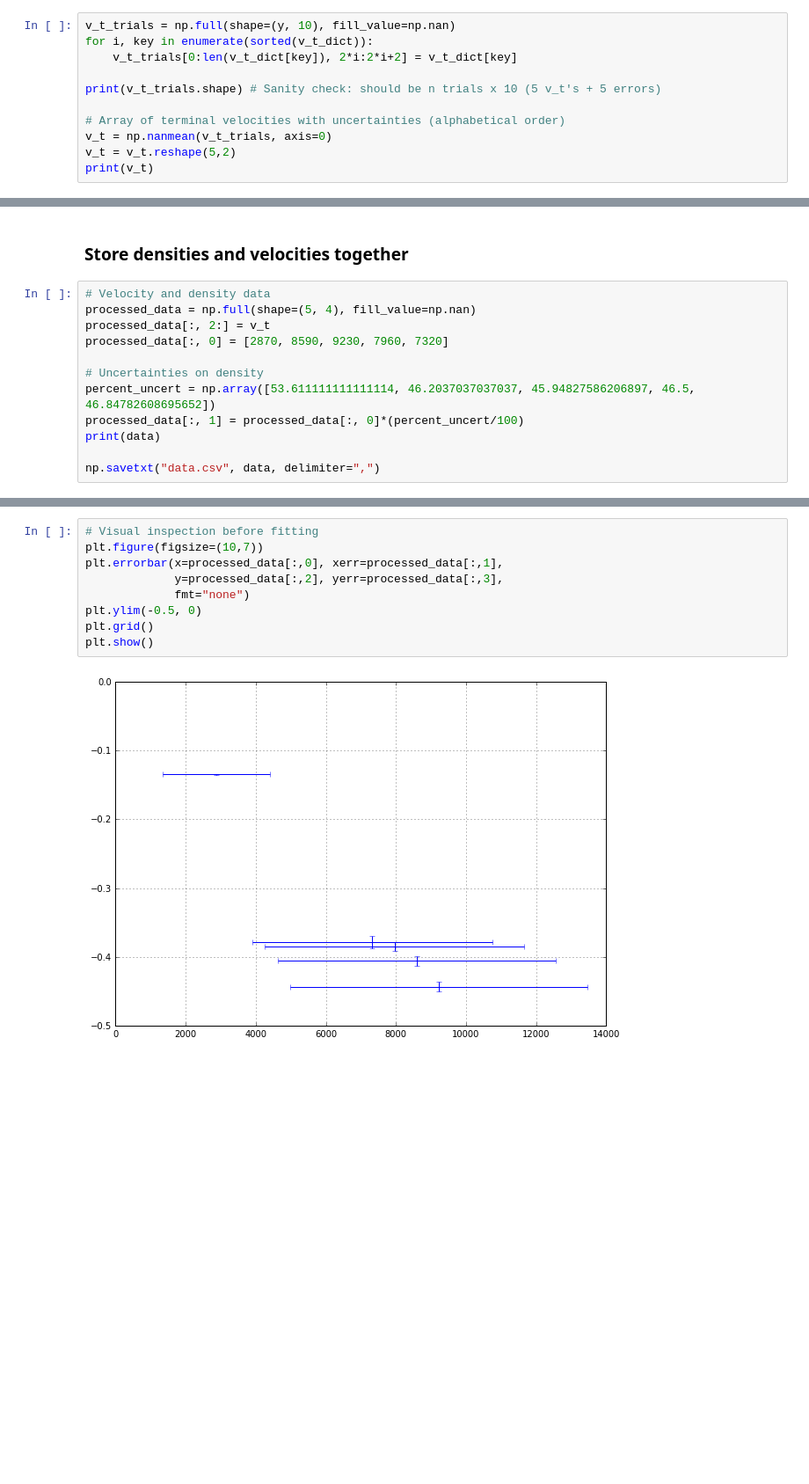
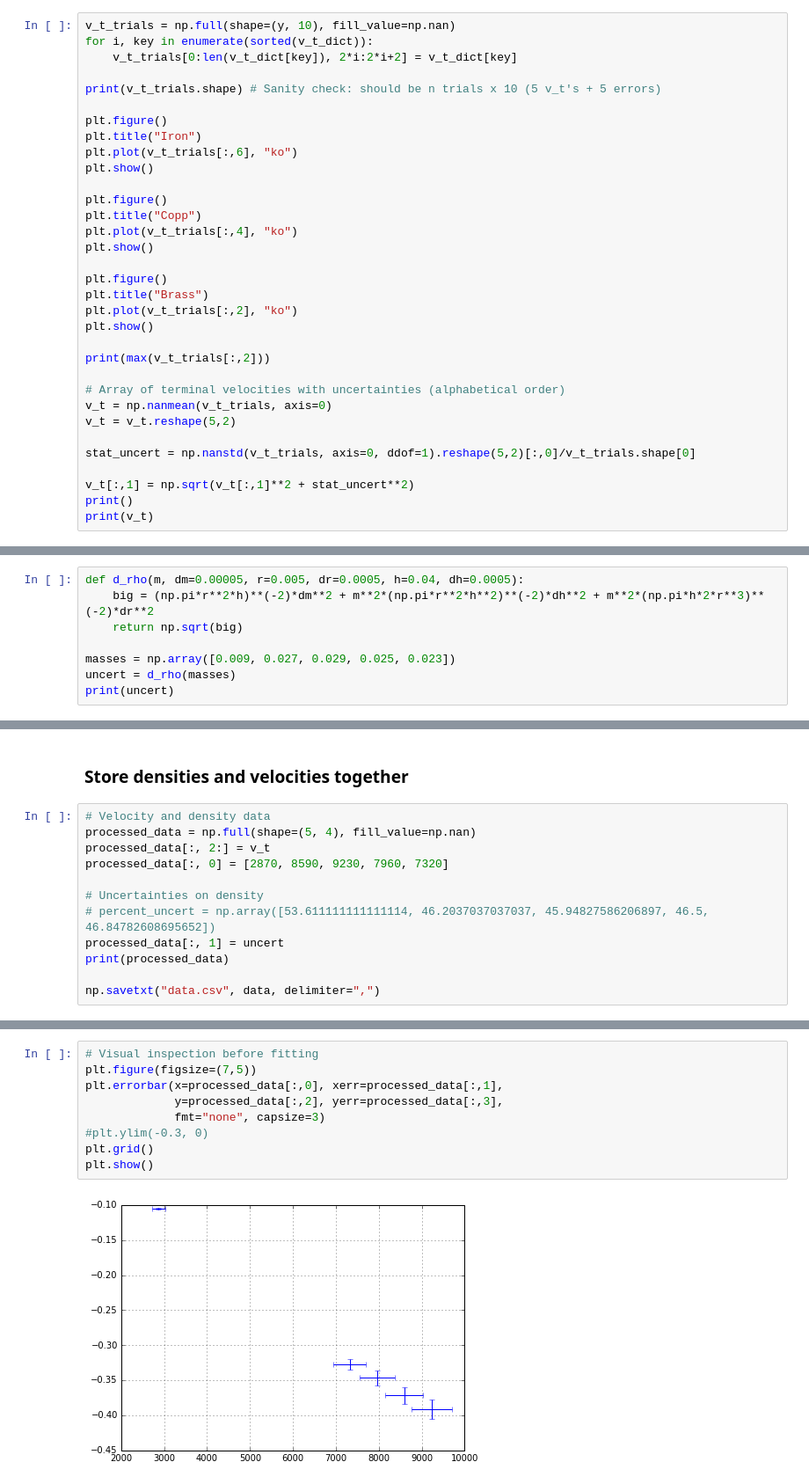
Before and after one commit to wunderbeere/phys-258-glycerin, a Jupyter notebook: data_processing.ipynb, the cells around one changed output, grey strips where cells are left out. Shown at 88% size. Drawn from its saved outputs; the diff is of its cells as text; blank space fills up the shorter version.

```diff
--- a/data_processing.ipynb
+++ b/data_processing.ipynb
@@ -118,8 +163,30 @@ for i, key in enumerate(sorted(v_t_dict)):
 
 print(v_t_trials.shape) # Sanity check: should be n trials x 10 (5 v_t's + 5 errors)
 
+plt.figure()
+plt.title("Iron")
+plt.plot(v_t_trials[:,6], "ko")
+plt.show()
+
+plt.figure()
+plt.title("Copp")
+plt.plot(v_t_trials[:,4], "ko")
+plt.show()
+
+plt.figure()
+plt.title("Brass")
+plt.plot(v_t_trials[:,2], "ko")
+plt.show()
+
+print(max(v_t_trials[:,2]))
+
 # Array of terminal velocities with uncertainties (alphabetical order)
 v_t = np.nanmean(v_t_trials, axis=0)
 v_t = v_t.reshape(5,2)
+
+stat_uncert = np.nanstd(v_t_trials, axis=0, ddof=1).reshape(5,2)[:,0]/v_t_trials.shape[0]
+
+v_t[:,1] = np.sqrt(v_t[:,1]**2 + stat_uncert**2)
+print()
 print(v_t)
 # %% [output]
@@ -131,0 +207,8 @@ print(v_t)
+# %%
+def d_rho(m, dm=0.00005, r=0.005, dr=0.0005, h=0.04, dh=0.0005):
+    big = (np.pi*r**2*h)**(-2)*dm**2 + m**2*(np.pi*r**2*h**2)**(-2)*dh**2 + m**2*(np.pi*h*2*r**3)**(-2)*dr**2
+    return np.sqrt(big)
+
+masses = np.array([0.009, 0.027, 0.029, 0.025, 0.023])
+uncert = d_rho(masses)
+print(uncert)
@@ -138,9 +223,9 @@ processed_data[:, 2:] = v_t
 processed_data[:, 0] = [2870, 8590, 9230, 7960, 7320]
 
 # Uncertainties on density
-percent_uncert = np.array([53.611111111111114, 46.2037037037037, 45.94827586206897, 46.5, 46.84782608695652])
-processed_data[:, 1] = processed_data[:, 0]*(percent_uncert/100)
-print(data)
+# percent_uncert = np.array([53.611111111111114, 46.2037037037037, 45.94827586206897, 46.5, 46.84782608695652])
+processed_data[:, 1] = uncert
+print(processed_data)
 
 np.savetxt("data.csv", data, delimiter=",")
 # %% [output]
@@ -152,11 +237,11 @@ np.savetxt("data.csv", data, delimiter=",")
 # %%
 # Visual inspection before fitting
-plt.figure(figsize=(10,7))
+plt.figure(figsize=(7,5))
 plt.errorbar(x=processed_data[:,0], xerr=processed_data[:,1],
              y=processed_data[:,2], yerr=processed_data[:,3],
-             fmt="none")
-plt.ylim(-0.5, 0)
+             fmt="none", capsize=3)
+#plt.ylim(-0.3, 0)
 plt.grid()
 plt.show()
 # %% [output]
-[figure, old version]
+[figure, new version]
```
Also changed, not shown: parts of 20 cells of this notebook.
